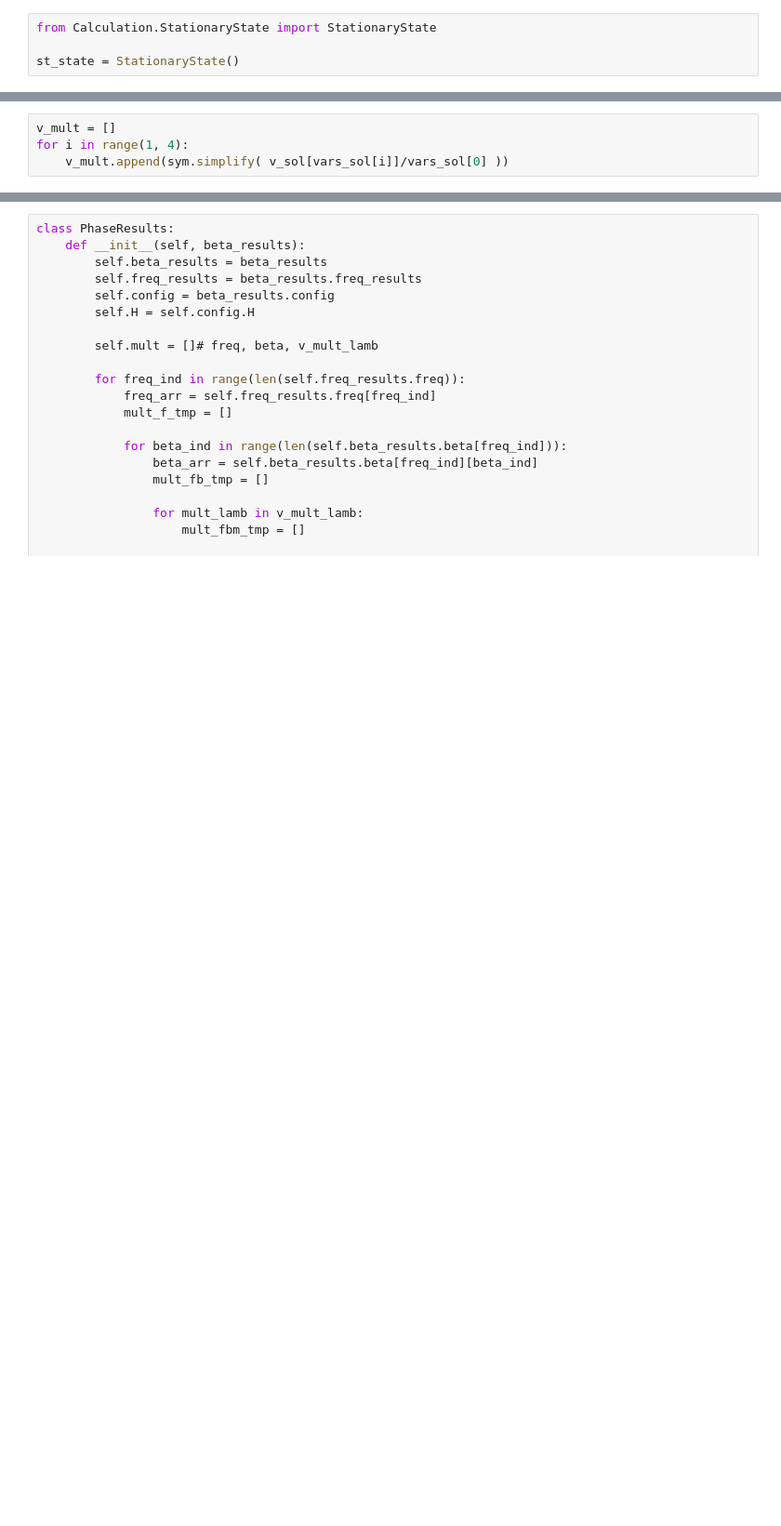
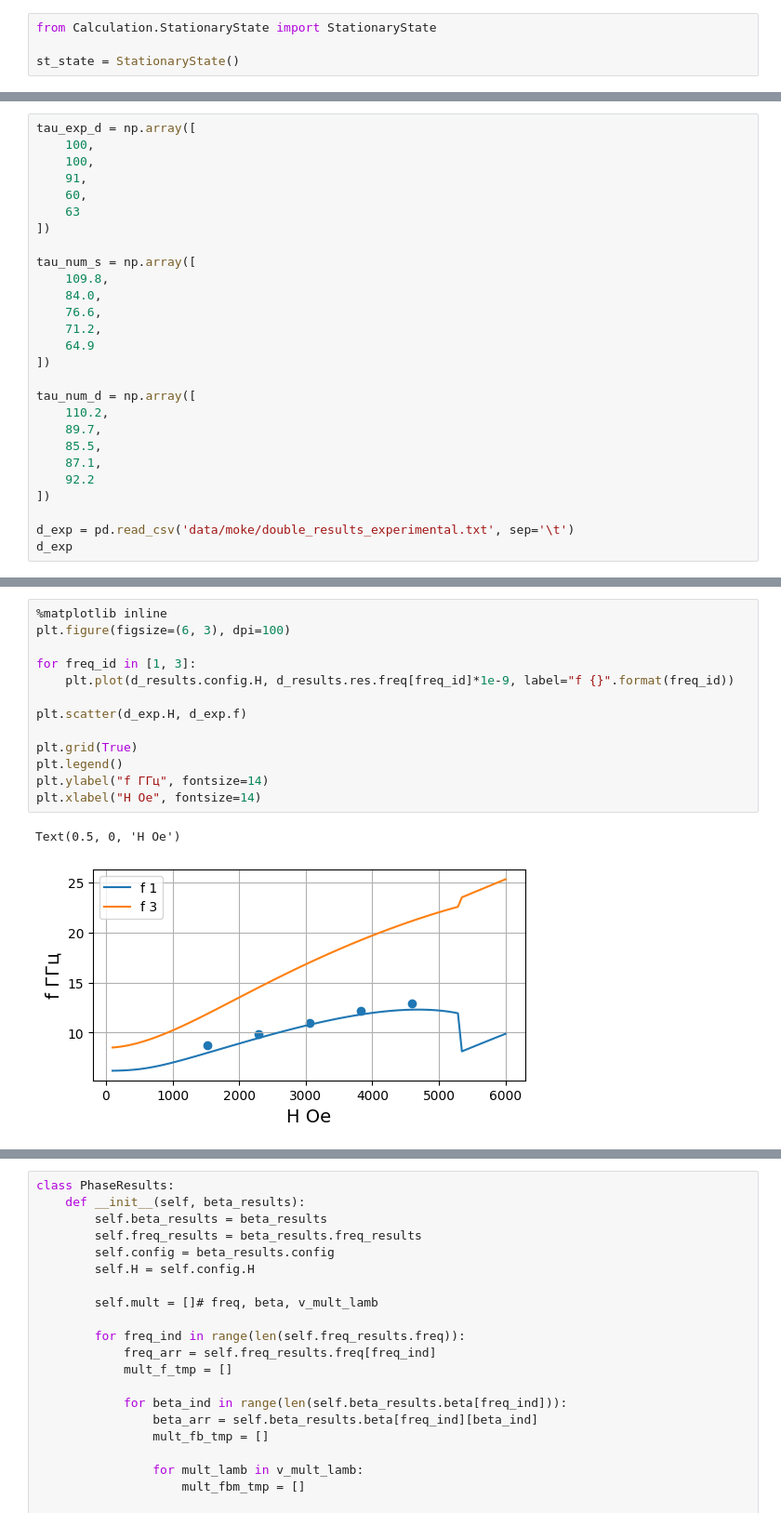
Before and after one commit to sashabusse/LLG_INT, a Jupyter notebook: linear_double.ipynb, the cells around one changed output, grey strips where cells are left out. Shown at 93% size. Cells and saved outputs as stored; diff of their text form; blank space fills up the shorter version.

Commit message:
rework of linear double

```diff
--- a/linear_double.ipynb
+++ b/linear_double.ipynb
@@ -440,4 +17,0 @@ vars_sol
-# %%
-v_mult = []
-for i in range(1, 4):
-    v_mult.append(sym.simplify( v_sol[vars_sol[i]]/vars_sol[0] ))
@@ -473,0 +333,27 @@ beta_results_for_phase = BetaResults(freq_results_for_phase)
+# %%
+tau_exp_d = np.array([
+    100,
+    100,
+    91,
+    60,
+    63
+])
+
+tau_num_s = np.array([
+    109.8,
+    84.0,
+    76.6,
+    71.2,
+    64.9
+])
+
+tau_num_d = np.array([
+    110.2,
+    89.7,
+    85.5,
+    87.1,
+    92.2
+])
+
+d_exp = pd.read_csv('data/moke/double_results_experimental.txt', sep='\t')
+d_exp
@@ -473,0 +367,16 @@ beta_results_for_phase = BetaResults(freq_results_for_phase)
+# %%
+%matplotlib inline
+plt.figure(figsize=(6, 3), dpi=100)
+
+for freq_id in [1, 3]:
+    plt.plot(d_results.config.H, d_results.res.freq[freq_id]*1e-9, label="f {}".format(freq_id))
+
+plt.scatter(d_exp.H, d_exp.f)
+
+plt.grid(True)
+plt.legend()
+plt.ylabel("f ГГц", fontsize=14)
+plt.xlabel("H Oe", fontsize=14)
+# %% [output]
+Text(0.5, 0, 'H Oe')
+[figure, added]
```
Also changed, not shown: parts of 65 cells of this notebook, 11 other files.
